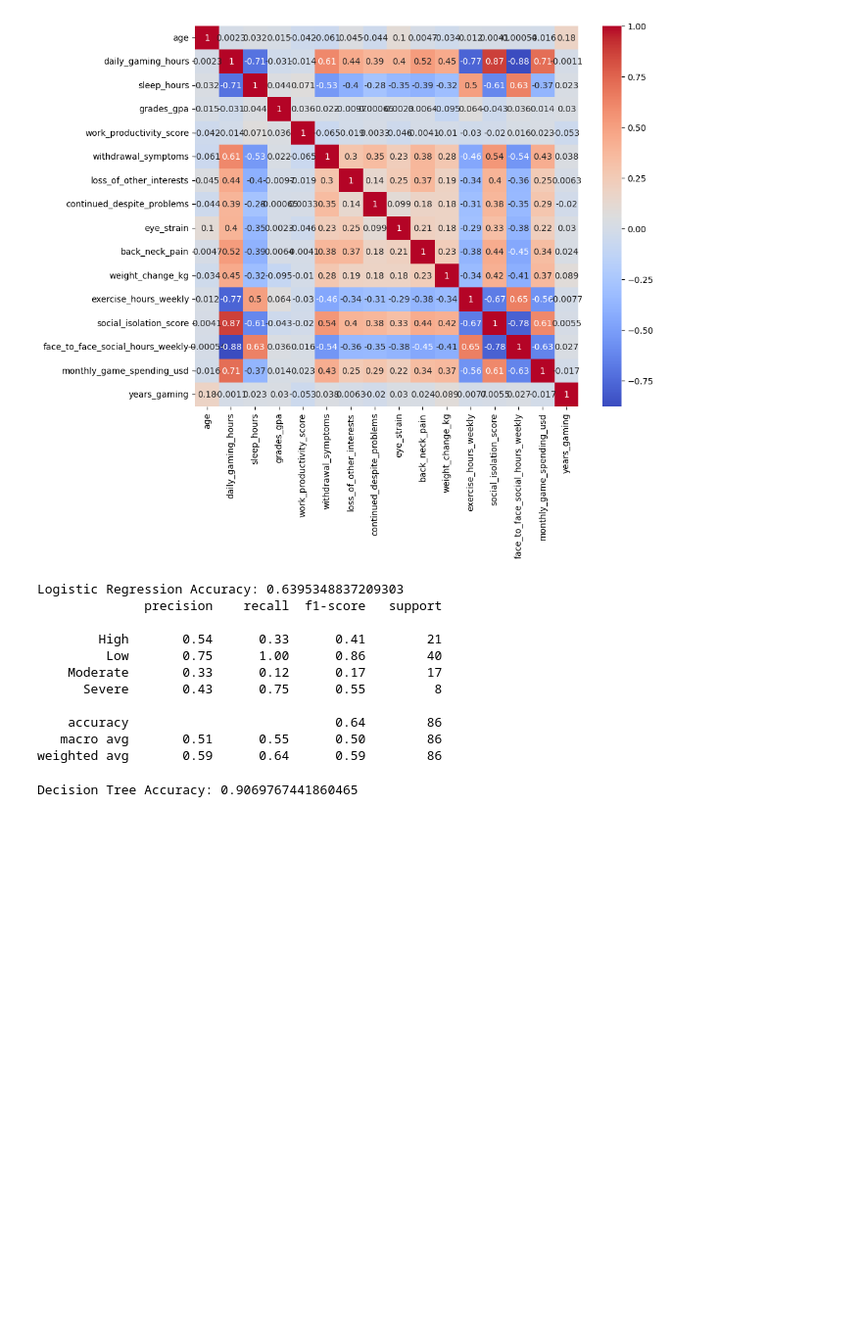
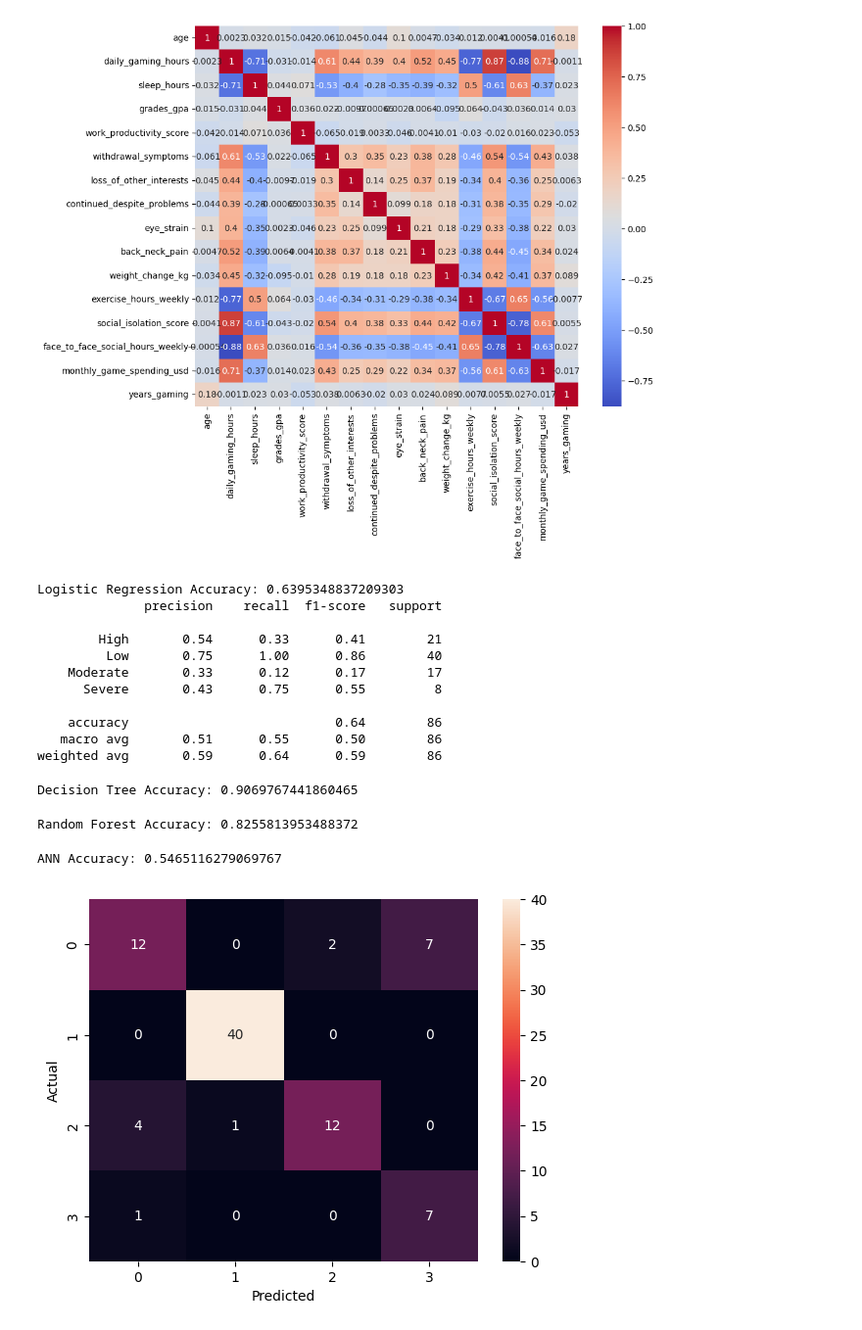
Before and after one commit to omshahu/ML_Practicals, a Jupyter notebook: p5_Extra.ipynb, the cells around one changed output. Shown at 98% size. Saved outputs shown, nothing was run; the diff lists cells and outputs as text; code cells hidden in the pictures; blank space fills up the shorter version.

```diff
--- a/p5_Extra.ipynb
+++ b/p5_Extra.ipynb
@@ -126,3 +126,26 @@ y_pred_dt = dt_model.predict(X_test)
 print("Decision Tree Accuracy:", accuracy_score(y_test, y_pred_dt))
 # %% [output]
 Decision Tree Accuracy: 0.9069767441860465
+# %%
+rf_model = RandomForestClassifier()
+rf_model.fit(X_train, y_train)
+y_pred_rf = rf_model.predict(X_test)
+print("Random Forest Accuracy:", accuracy_score(y_test, y_pred_rf))
+# %% [output]
+Random Forest Accuracy: 0.8255813953488372
+# %%
+from sklearn.neural_network import MLPClassifier
+ann_model = MLPClassifier(hidden_layer_sizes=(50,50), max_iter=500)
+ann_model.fit(X_train, y_train)
+y_pred_ann = ann_model.predict(X_test)
+print("ANN Accuracy:", accuracy_score(y_test, y_pred_ann))
+# %% [output]
+ANN Accuracy: 0.5465116279069767
+# %%
+cm = confusion_matrix(y_test, y_pred_rf)
+sns.heatmap(cm, annot=True, fmt='d')
+plt.xlabel("Predicted")
+plt.ylabel("Actual")
+plt.show()
+# %% [output]
+[figure, added]
```
Also changed, not shown: parts of 8 cells of this notebook.
